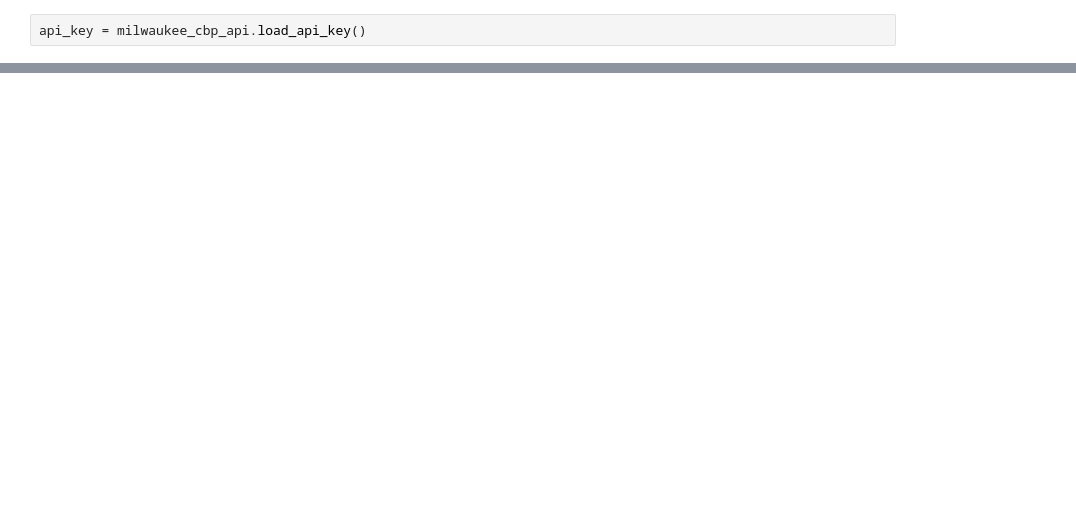
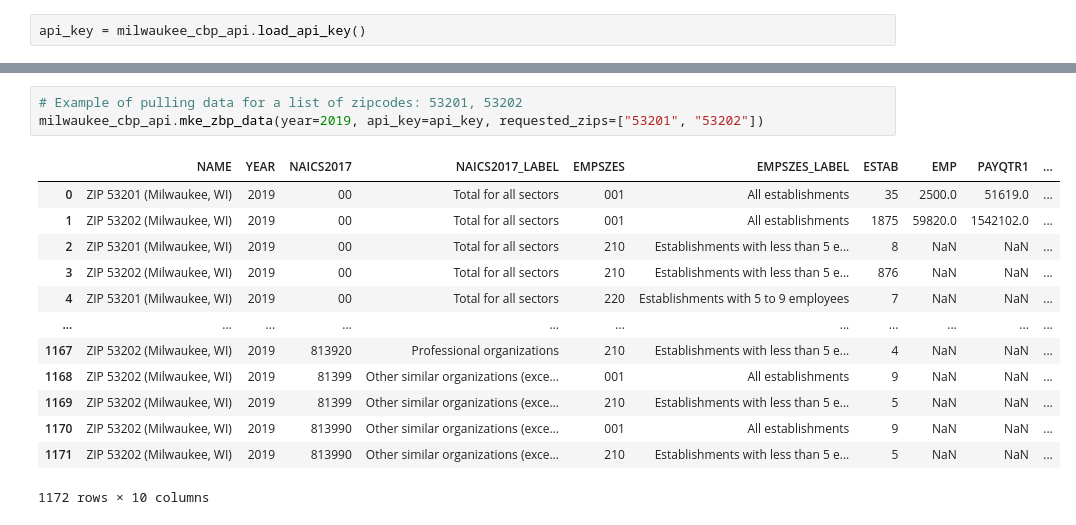
Before and after one commit to edebroux/census_api_builder, a Jupyter notebook: county_business_patterns_tutorial.ipynb, the cells around one changed output, grey strips where cells are left out. Drawn from its saved outputs; the diff is of its cells as text; blank space fills up the shorter version.

```diff
--- a/county_business_patterns_tutorial.ipynb
+++ b/county_business_patterns_tutorial.ipynb
@@ -649,0 +838,17 @@ https://api.census.gov/data/2019/cbp?get=NAME,YEAR,NAICS2017,NAICS2017_LABEL,EMP
+# %%
+# Example of pulling data for a list of zipcodes: 53201, 53202
+milwaukee_cbp_api.mke_zbp_data(year=2019, api_key=api_key, requested_zips=["53201", "53202"])
+# %% [output]
+|  | NAME | YEAR | NAICS2017 | NAICS2017_LABEL | EMPSZES | EMPSZES_LABEL | ESTAB | EMP | PAYQTR1 | ... |
+| 0 | ZIP 53201 (Milwaukee, WI) | 2019 | 00 | Total for all sectors | 001 | All establishments | 35 | 2500.0 | 51619.0 | ... |
+| 1 | ZIP 53202 (Milwaukee, WI) | 2019 | 00 | Total for all sectors | 001 | All establishments | 1875 | 59820.0 | 1542102.0 | ... |
+| 2 | ZIP 53201 (Milwaukee, WI) | 2019 | 00 | Total for all sectors | 210 | Establishments with less than 5 e... | 8 | NaN | NaN | ... |
+| 3 | ZIP 53202 (Milwaukee, WI) | 2019 | 00 | Total for all sectors | 210 | Establishments with less than 5 e... | 876 | NaN | NaN | ... |
+| 4 | ZIP 53201 (Milwaukee, WI) | 2019 | 00 | Total for all sectors | 220 | Establishments with 5 to 9 employees | 7 | NaN | NaN | ... |
+| ... | ... | ... | ... | ... | ... | ... | ... | ... | ... | ... |
+| 1167 | ZIP 53202 (Milwaukee, WI) | 2019 | 813920 | Professional organizations | 210 | Establishments with less than 5 e... | 4 | NaN | NaN | ... |
+| 1168 | ZIP 53202 (Milwaukee, WI) | 2019 | 81399 | Other similar organizations (exce... | 001 | All establishments | 9 | NaN | NaN | ... |
+| 1169 | ZIP 53202 (Milwaukee, WI) | 2019 | 81399 | Other similar organizations (exce... | 210 | Establishments with less than 5 e... | 5 | NaN | NaN | ... |
+| 1170 | ZIP 53202 (Milwaukee, WI) | 2019 | 813990 | Other similar organizations (exce... | 001 | All establishments | 9 | NaN | NaN | ... |
+| 1171 | ZIP 53202 (Milwaukee, WI) | 2019 | 813990 | Other similar organizations (exce... | 210 | Establishments with less than 5 e... | 5 | NaN | NaN | ... |
+1172 rows × 10 columns
```
Also changed, not shown: parts of 6 cells of this notebook, 1 other file.
